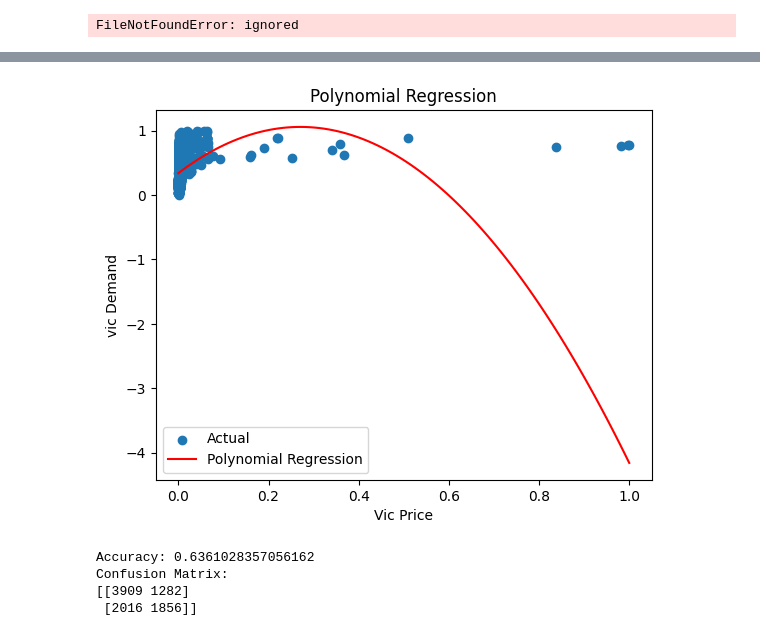
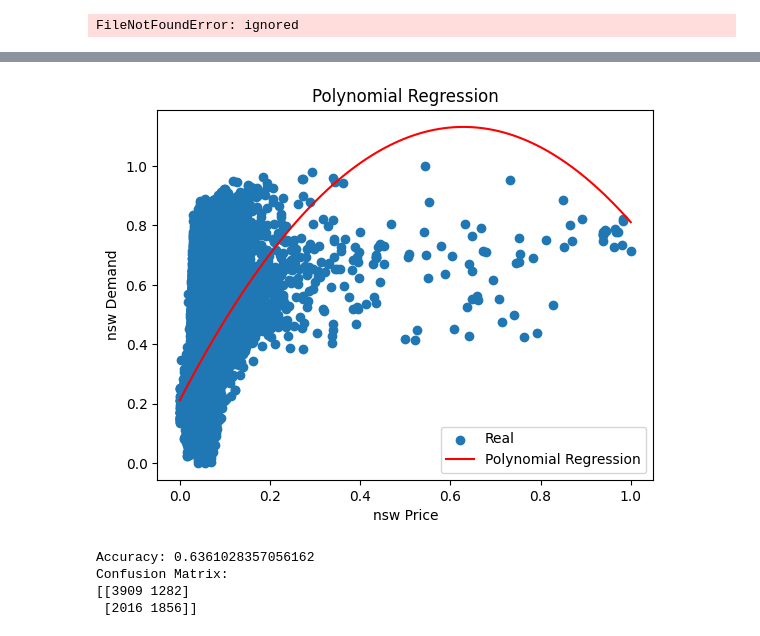
Before and after one commit to tristan0huang/ECS171, a Jupyter notebook: ECS_171_FinalProject.ipynb, the cells around one changed output, grey strips where cells are left out. Saved outputs shown, nothing was run; the diff lists cells and outputs as text; code cells hidden in the pictures.

```diff
--- a/ECS_171_FinalProject.ipynb
+++ b/ECS_171_FinalProject.ipynb
@@ -36,34 +42,46 @@ plt.show()
+# %%
+from datetime import datetime
+import time
+
+# Define the date format
+fmt = '%d %B %Y'
+
+# Convert the start and end dates to timestamps
+start_date = time.mktime(datetime.strptime('7 May 1996', fmt).timetuple())
+end_date = time.mktime(datetime.strptime('5 December 1998', fmt).timetuple())
+
+# Denormalize the 'date' column
+df['denormalized_date'] = df['date'] * (end_date - start_date) + start_date
+df['denormalized_date'] = pd.to_datetime(df['denormalized_date'], unit='s')
 # %%
 
 # Define the features and target variable
-X = df[['day', 'vicprice', 'date']]
-y = df['vicdemand']
+X = df[['day', 'nswprice', 'date']]
+y = df['nswdemand']
 
-# Create polynomial features
-degree = 2  # specify the degree of the polynomial
+#poly features
+degree = 2  # degree of the polynomial
 poly_features = PolynomialFeatures(degree=degree)
 X_poly = poly_features.fit_transform(X)
 
-# Fit the polynomial regression model
+# Fit model
 poly_regression_model = LinearRegression()
 poly_regression_model.fit(X_poly, y)
 
-# Generate predicted values for more points
-X_line = np.linspace(X['vicprice'].min(), X['vicprice'].max(), 100).reshape(-1, 1)
+X_line = np.linspace(X['nswprice'].min(), X['nswprice'].max(), 100).reshape(-1, 1)
 X_line_poly = poly_features.transform(np.hstack([np.ones_like(X_line), X_line, np.ones_like(X_line)]))
 y_line_pred = poly_regression_model.predict(X_line_poly)
 
-# Plot the actual values
-plt.scatter(X['vicprice'], y, label='Actual')
+# Plot the real values
+plt.scatter(X['nswprice'], y, label='Real')
 
-# Plot the smoothed regression line
 plt.plot(X_line, y_line_pred, color='red', label='Polynomial Regression')
 
-plt.xlabel('Vic Price')
-plt.ylabel('vic Demand')
+plt.xlabel('nsw Price')
+plt.ylabel('nsw Demand')
 plt.title('Polynomial Regression')
 plt.legend()
 plt.show()
 # %% [output]
-[figure, old version]
+[figure, new version]
 # %%
```
Also changed, not shown: parts of 6 cells of this notebook, 1 other file.
